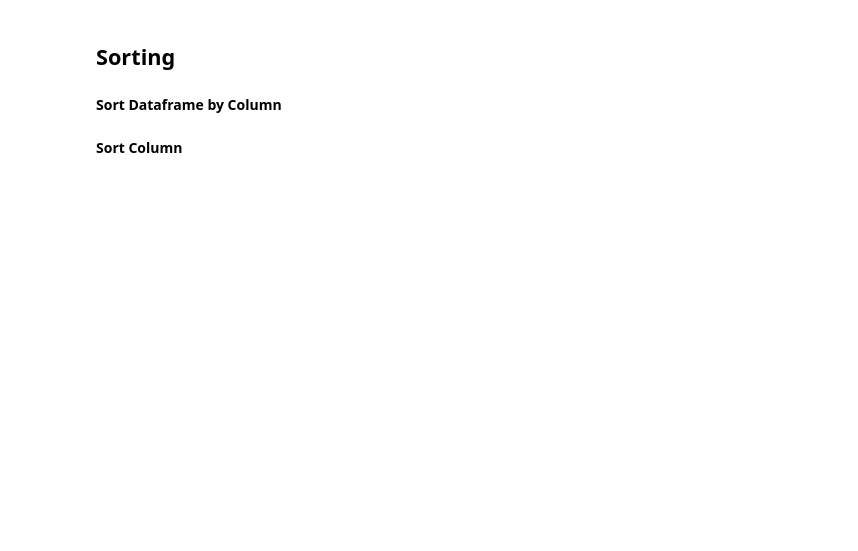
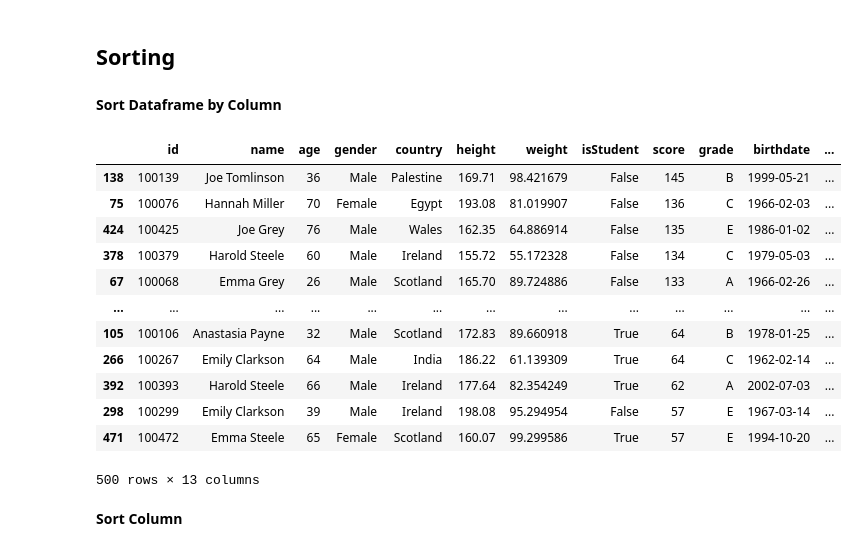
Before and after one commit to daaanishhh002/Pandas-Journey, a Jupyter notebook: pandas.ipynb, the cells around one changed output. Drawn from its saved outputs; the diff is of its cells as text; code cells hidden in the pictures; blank space fills up the shorter version.

```diff
--- a/pandas.ipynb
+++ b/pandas.ipynb
@@ -273,7 +693,21 @@ test_df.drop(test_df[filt].index)
 # %% [markdown]
 **Sort Dataframe by Column**
 # %%
-test_df.sort_values(by=['Score','Grade'],ascending=[False,True])
+test_df.sort_values(by=['score','grade'],ascending=[False,True])
+# %% [output]
+|  | id | name | age | gender | country | height | weight | isStudent | score | grade | birthdate | ... |
+| 138 | 100139 | Joe Tomlinson | 36 | Male | Palestine | 169.71 | 98.421679 | False | 145 | B | 1999-05-21 | ... |
+| 75 | 100076 | Hannah Miller | 70 | Female | Egypt | 193.08 | 81.019907 | False | 136 | C | 1966-02-03 | ... |
+| 424 | 100425 | Joe Grey | 76 | Male | Wales | 162.35 | 64.886914 | False | 135 | E | 1986-01-02 | ... |
+| 378 | 100379 | Harold Steele | 60 | Male | Ireland | 155.72 | 55.172328 | False | 134 | C | 1979-05-03 | ... |
+| 67 | 100068 | Emma Grey | 26 | Male | Scotland | 165.70 | 89.724886 | False | 133 | A | 1966-02-26 | ... |
+| ... | ... | ... | ... | ... | ... | ... | ... | ... | ... | ... | ... | ... |
+| 105 | 100106 | Anastasia Payne | 32 | Male | Scotland | 172.83 | 89.660918 | True | 64 | B | 1978-01-25 | ... |
+| 266 | 100267 | Emily Clarkson | 64 | Male | India | 186.22 | 61.139309 | True | 64 | C | 1962-02-14 | ... |
+| 392 | 100393 | Harold Steele | 66 | Male | Ireland | 177.64 | 82.354249 | True | 62 | A | 2002-07-03 | ... |
+| 298 | 100299 | Emily Clarkson | 39 | Male | Ireland | 198.08 | 95.294954 | False | 57 | E | 1967-03-14 | ... |
+| 471 | 100472 | Emma Steele | 65 | Female | Scotland | 160.07 | 99.299586 | True | 57 | E | 1994-10-20 | ... |
+500 rows × 13 columns
 # %% [markdown]
 **Sort Column**
 # %%
```
Also changed, not shown: parts of 117 cells of this notebook.
